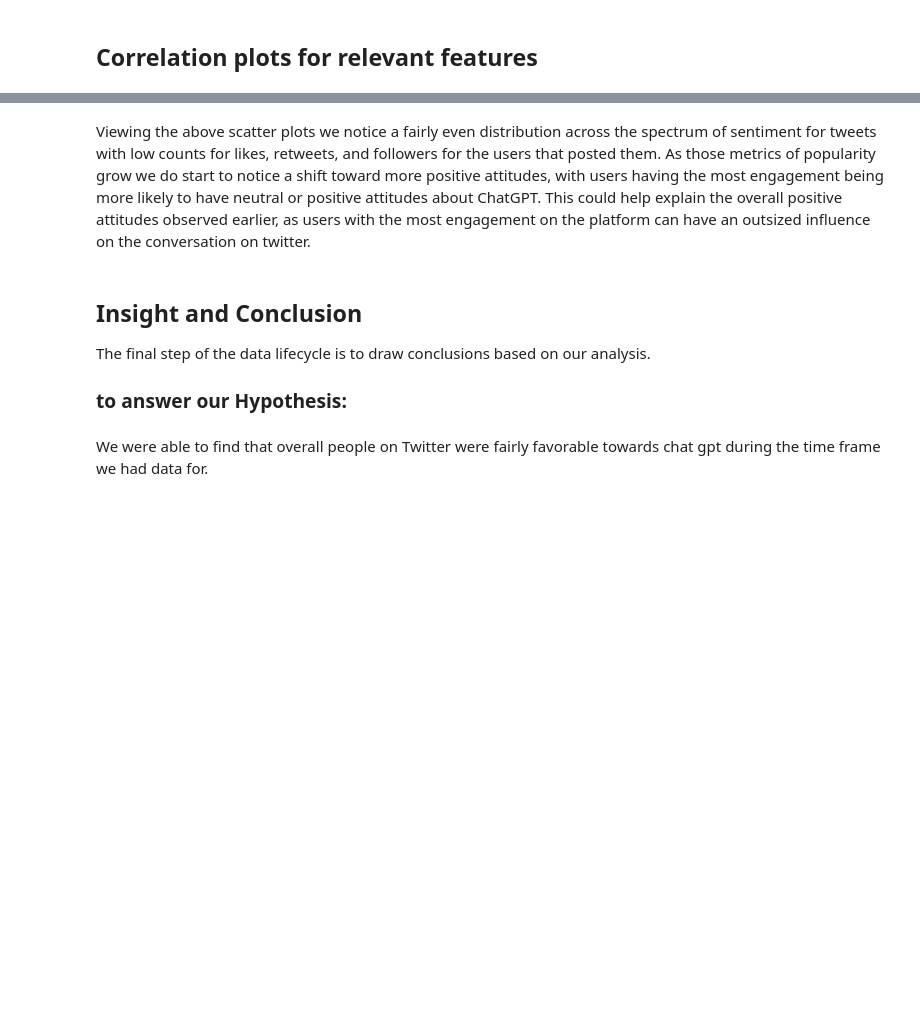
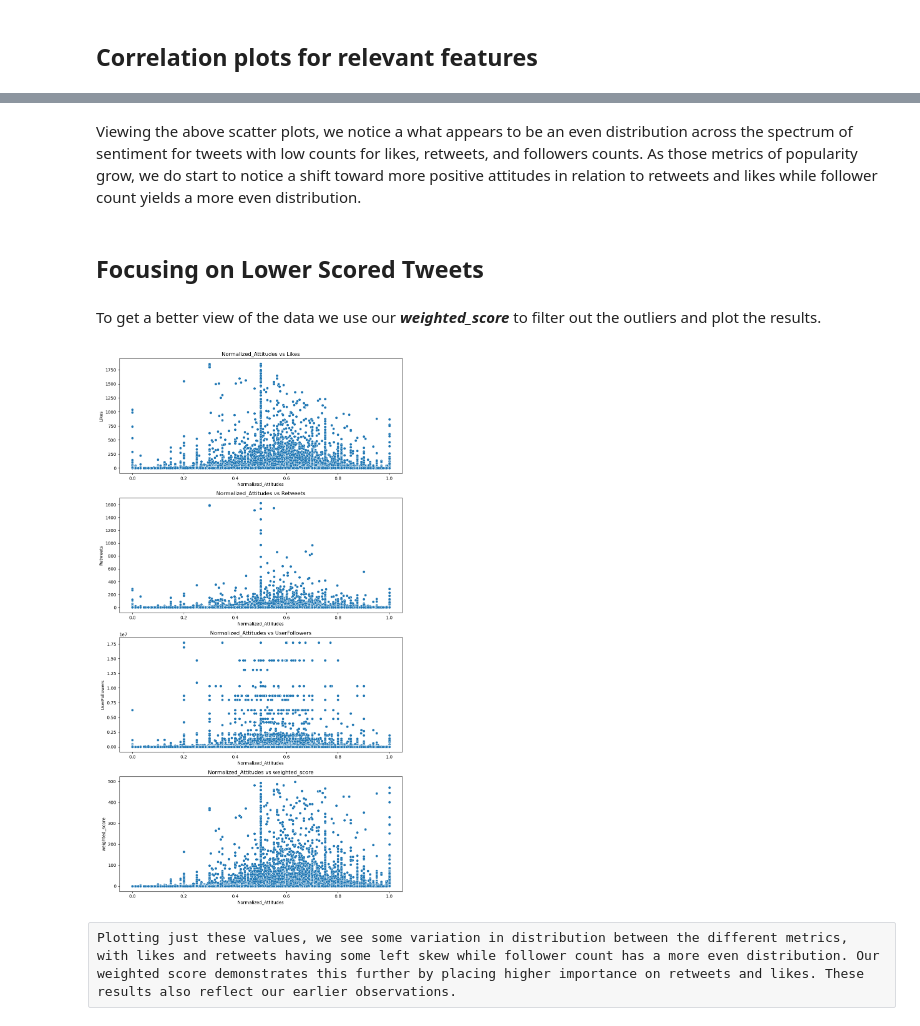
Before and after one commit to Jozue124/CMSC_320_Final_Tutorial, a Jupyter notebook: final_tutorial.ipynb, the cells around one changed output, grey strips where cells are left out. Saved outputs shown, nothing was run; the diff lists cells and outputs as text; code cells hidden in the pictures; blank space fills up the shorter version.

```diff
--- a/final_tutorial.ipynb
+++ b/final_tutorial.ipynb
@@ -394,8 +363,33 @@ plt.show()
 # %% [markdown]
-Viewing the above scatter plots we notice a fairly even distribution across the spectrum of sentiment for tweets with low counts for likes, retweets, and followers for the users that posted them. As those metrics of popularity grow we do start to notice a  shift toward more positive attitudes, with users having the most engagement being more likely to have neutral or positive attitudes about ChatGPT. This could help explain the overall positive attitudes observed earlier, as users with the most engagement on the platform can have an outsized influence on the conversation on twitter.
+Viewing the above scatter plots, we notice a what appears to be an even distribution across the spectrum of sentiment for tweets with low counts for likes, retweets, and followers counts. As those metrics of popularity grow, we do start to notice a  shift toward more positive attitudes in relation to retweets and likes while follower count yields a more even distribution.
-# %% [markdown]
-## Insight and Conclusion
-The final step of the data lifecycle is to draw conclusions based on our analysis.
-### to answer our Hypothesis:
-# %% [markdown]
-We were able to find that overall people on Twitter were fairly favorable towards chat gpt during the time frame we had data for.
+# %% [markdown]
+<h2>Focusing on Lower Scored Tweets</h2>
+# %% [markdown]
+To get a better view of the data we use our ***weighted_score*** to filter out the outliers and plot the results.
+# %%
+df_filtered = df[df['weighted_score'] < 500]
+
+fig, axs = plt.subplots(4, 1, figsize=(10, 18))
+
+# Scatter plot for Normalized_Attitudes and Likes
+sns.scatterplot(x='Normalized_Attitudes', y='Likes', data=df_filtered, ax=axs[0])
+axs[0].set_title('Normalized_Attitudes vs Likes')
+
+# Scatter plot for Normalized_Attitudes and Retweets
+sns.scatterplot(x='Normalized_Attitudes', y='Retweets', data=df_filtered, ax=axs[1])
+axs[1].set_title('Normalized_Attitudes vs Retweets')
+
+# Scatter plot for Normalized_Attitudes and UserFollowers
+sns.scatterplot(x='Normalized_Attitudes', y='UserFollowers', data=df_filtered, ax=axs[2])
+axs[2].set_title('Normalized_Attitudes vs UserFollowers')
+
+# Scatter plot for Normalized_Attitudes and weighted_score
+sns.scatterplot(x='Normalized_Attitudes', y='weighted_score', data=df_filtered, ax=axs[3])
+axs[3].set_title('Normalized_Attitudes vs weighted_score')
+
+plt.tight_layout()
+plt.show()
+# %% [output]
+[figure, added]
+# %% [raw]
+Plotting just these values, we see some variation in distribution between the different metrics, with likes and retweets having some left skew while follower count has a more even distribution. Our weighted score demonstrates this further by placing higher importance on retweets and likes. These results also reflect our earlier observations.
```
Also changed, not shown: parts of 59 cells of this notebook, 1 other file.
